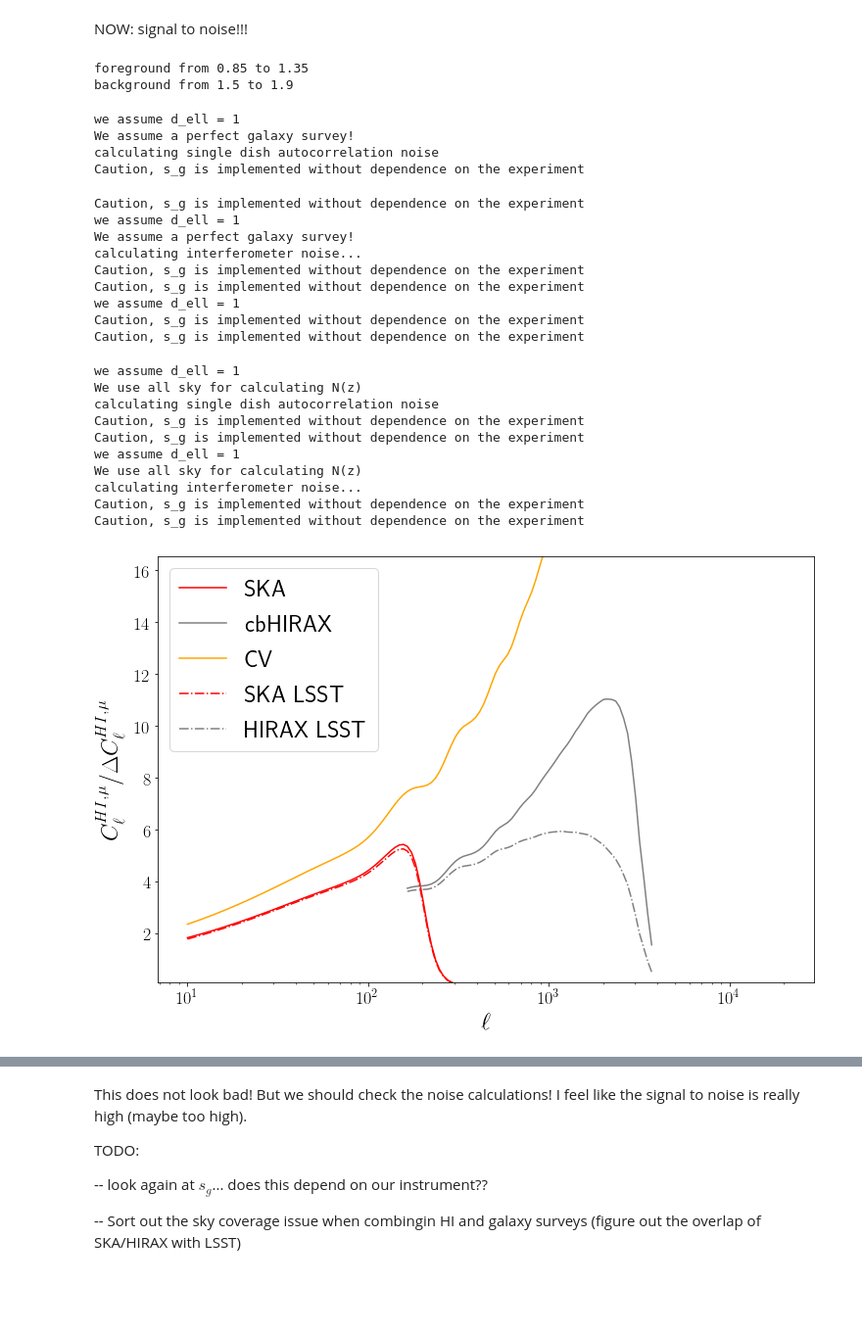
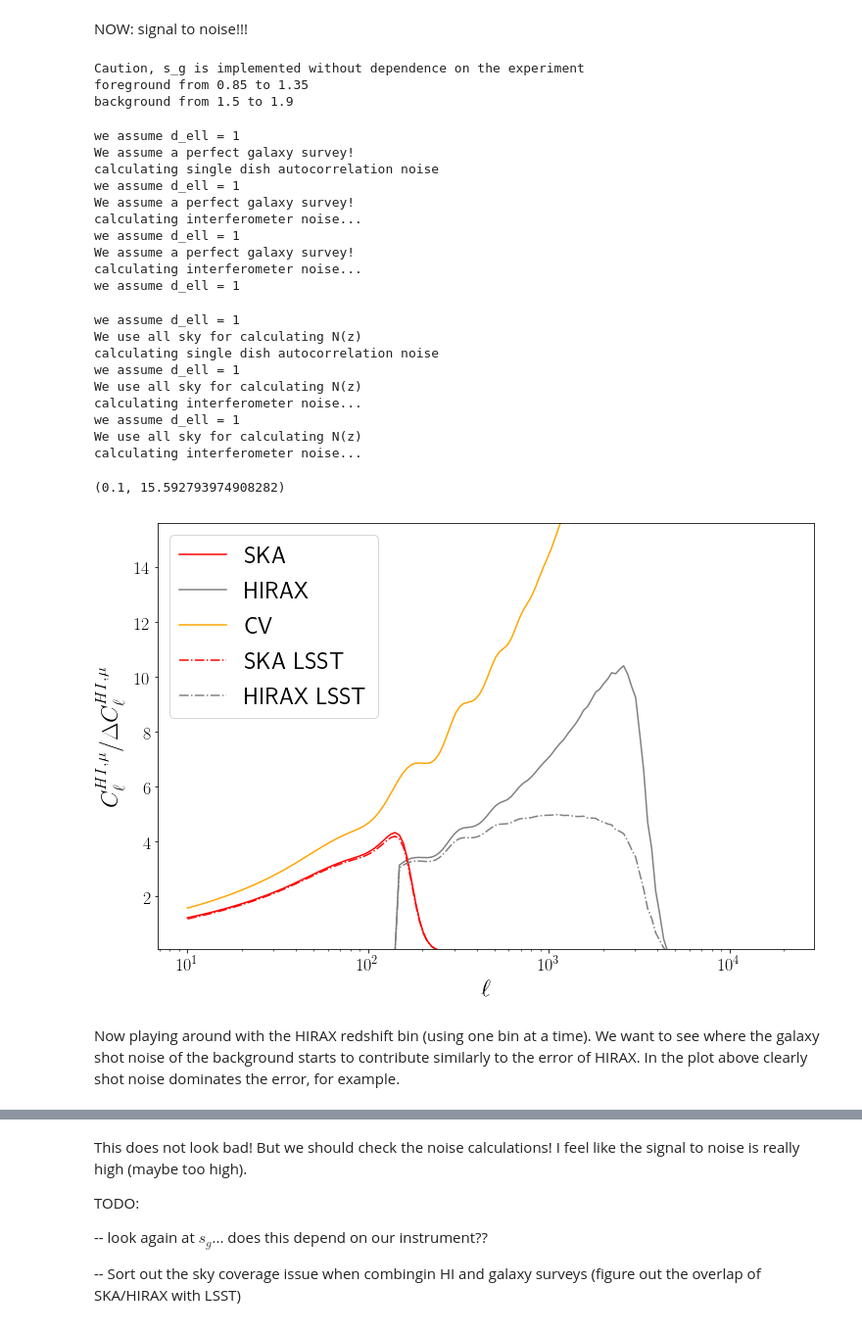
Before and after one commit to amadeuswi/MagBias, a Jupyter notebook: S2N.ipynb, the cells around one changed output, grey strips where cells are left out. Shown at 98% size. Saved outputs shown, nothing was run; the diff lists cells and outputs as text; code cells hidden in the pictures; blank space fills up the shorter version.

Commit message:
did a few changes, most importantly new noise for HIRAX, and comparing different redshift combinations of LSST and HIRAX.

```diff
--- a/S2N.ipynb
+++ b/S2N.ipynb
@@ -223,10 +223,14 @@ lNN = 150
 # ltab = np.linspace(lstart, lend, lNN, dtype = int)
 ltab = np.unique(np.logspace(np.log10(lstart), np.log10(lend), lNN, dtype = int))
 lN = len(ltab)
-powspeclist = [C_l_HIHI_CAMB, C_l_gg_CAMB, Cl_HIxmag_CAMB]
+p_func_list = [C_l_HIHI_CAMB, C_l_gg_CAMB, Cl_HIxmag_CAMB]
+powspeclist = [p_func_list[0](ltab, zfmin, zfmax),
+               p_func_list[1](ltab, zbmin, zbmax),
+               p_func_list[2](ltab, zf, dzf, zb, dzb)]
 print "foreground from {} to {}".format(zf-dzf, zf+dzf)
 
 print "background from {} to {}".format(zb-dzb, zb+dzb)
 # %% [output]
+Caution, s_g is implemented without dependence on the experiment
 foreground from 0.85 to 1.35
 background from 1.5 to 1.9
@@ -233,39 +251,35 @@ background from 1.5 to 1.9
 # %%
 #without shot noise:
 S2N_SKA = S2N(ltab, zf, dzf, zb, dzb, powspeclist, SURVEY=SKA)
-# S2N_HIRAX = S2N(ltab, zf, dzf, zb, dzb, powspeclist, SURVEY=hirax)
-S2N_cbHIRAX = S2N(ltab, zf, dzf, zb, dzb, powspeclist, SURVEY=cb_hirax)
+S2N_HIRAX = S2N(ltab, zf, dzf, zb, dzb, powspeclist, SURVEY=hirax)
+S2N_HIRAX512 = S2N(ltab, zf, dzf, zb, dzb, powspeclist, SURVEY=hirax512)
 S2N_CV = S2N(ltab, zf, dzf, zb, dzb, powspeclist, SURVEY="CV")
 # %% [output]
 we assume d_ell = 1
 We assume a perfect galaxy survey!
 calculating single dish autocorrelation noise
-Caution, s_g is implemented without dependence on the experiment
+we assume d_ell = 1
+We assume a perfect galaxy survey!
+calculating interferometer noise...
+we assume d_ell = 1
+We assume a perfect galaxy survey!
+calculating interferometer noise...
+we assume d_ell = 1
-Caution, s_g is implemented without dependence on the experiment
-we assume d_ell = 1
-We assume a perfect galaxy survey!
-calculating interferometer noise...
-Caution, s_g is implemented without dependence on the experiment
-Caution, s_g is implemented without dependence on the experiment
-we assume d_ell = 1
-Caution, s_g is implemented without dependence on the experiment
-Caution, s_g is implemented without dependence on the experiment
 # %%
 #with shot noise:
 S2N_SKA_LSST = S2N(ltab, zf, dzf, zb, dzb, powspeclist, SURVEY=[SKA, LSST])
-# S2N_HIRAX_LSST = S2N(ltab, zf, dzf, zb, dzb, powspeclist, SURVEY=[hirax, LSST])
-S2N_cbHIRAX_LSST = S2N(ltab, zf, dzf, zb, dzb, powspeclist, SURVEY=[cb_hirax, LSST])
+S2N_HIRAX_LSST = S2N(ltab, zf, dzf, zb, dzb, powspeclist, SURVEY=[hirax, LSST])
+S2N_HIRAX512_LSST = S2N(ltab, zf, dzf, zb, dzb, powspeclist, SURVEY=[hirax512, LSST])
 # %% [output]
 we assume d_ell = 1
 We use all sky for calculating N(z)
 calculating single dish autocorrelation noise
-Caution, s_g is implemented without dependence on the experiment
-Caution, s_g is implemented without dependence on the experiment
 we assume d_ell = 1
 We use all sky for calculating N(z)
 calculating interferometer noise...
-Caution, s_g is implemented without dependence on the experiment
-Caution, s_g is implemented without dependence on the experiment
+we assume d_ell = 1
+We use all sky for calculating N(z)
+calculating interferometer noise...
 # %%
 # SKAcum = np.sqrt(np.array([np.sum( S2N_SKA[:i]**2) for i in range(len(S2N_SKA))]))
 # cbHIRAXcum = np.sqrt(np.array([np.nansum( S2N_cbHIRAX[:i]**2) for i in range(len(S2N_cbHIRAX))]))
@@ -275,20 +289,23 @@ Caution, s_g is implemented without dependence on the experiment
 # %%
 fig = P.figure(figsize = (12,8)); ax1 = fig.add_subplot(111);
 
 ax1.semilogx(ltab, S2N_SKA, label = "SKA", color = "red")
-# ax1.semilogx(ltab, S2N_HIRAX, label = "HIRAX", color = "black")
-ax1.semilogx(ltab, S2N_cbHIRAX, label = "cbHIRAX", color = "grey")
+ax1.semilogx(ltab, S2N_HIRAX, label = "HIRAX", color = "grey")
 ax1.semilogx(ltab, S2N_CV, label = "CV", color = "orange")
 
 ax1.semilogx(ltab, S2N_SKA_LSST, label = "SKA LSST", color = "red", ls = "-.")
-ax1.semilogx(ltab, S2N_cbHIRAX_LSST, label = "HIRAX LSST", color = "grey", ls = "-.")
+ax1.semilogx(ltab, S2N_HIRAX_LSST, label = "HIRAX LSST", color = "grey", ls = "-.")
 
 ax1.set_ylabel("$C_\ell^{HI,\mu} / \Delta C_\ell^{HI,\mu} $")
 ax1.set_xlabel("$\ell$")
 ax1.legend(loc = "upper left")
 
-ax1.set_ylim((0.1,1.5 * np.nanmax((S2N_cbHIRAX, S2N_SKA))))
+ax1.set_ylim((0.1,1.5 * np.nanmax((S2N_HIRAX, S2N_SKA))))
 
-P.savefig(plotdir + "S2N.pdf")
+# P.savefig(plotdir + "S2N.pdf")
 # %% [output]
+(0.1, 15.592793974908282)
-[figure, old version]
+[figure, new version]
+# %% [markdown]
+Now playing around with the HIRAX redshift bin (using one bin at a time).
+We want to see where the galaxy shot noise of the background starts to contribute similarly to the error of HIRAX. In the plot above clearly shot noise dominates the error, for example.
```
Also changed, not shown: parts of 9 cells of this notebook, 2 other files.
